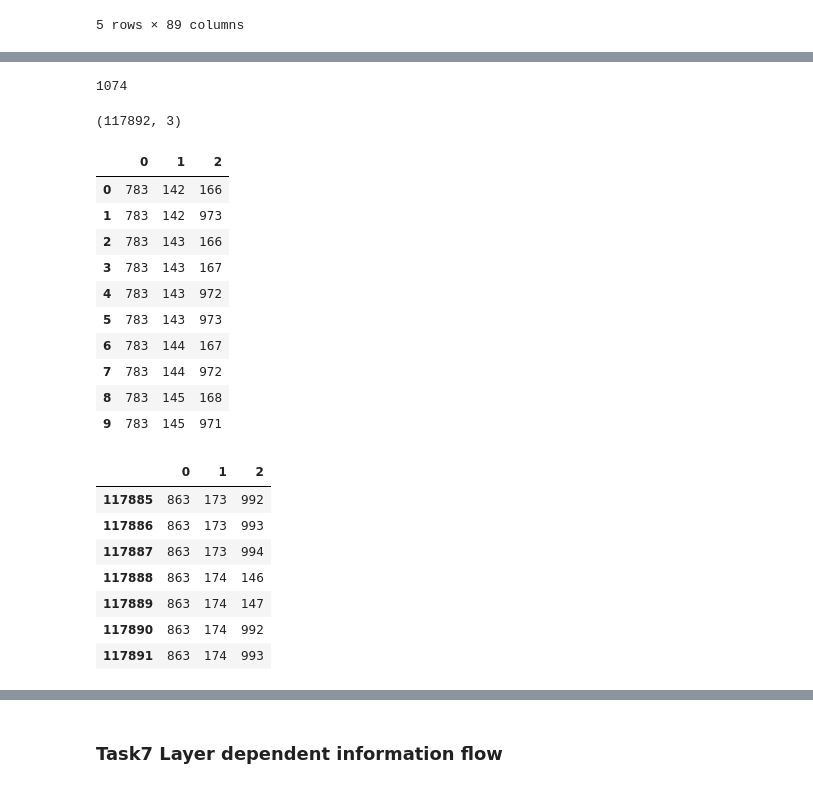
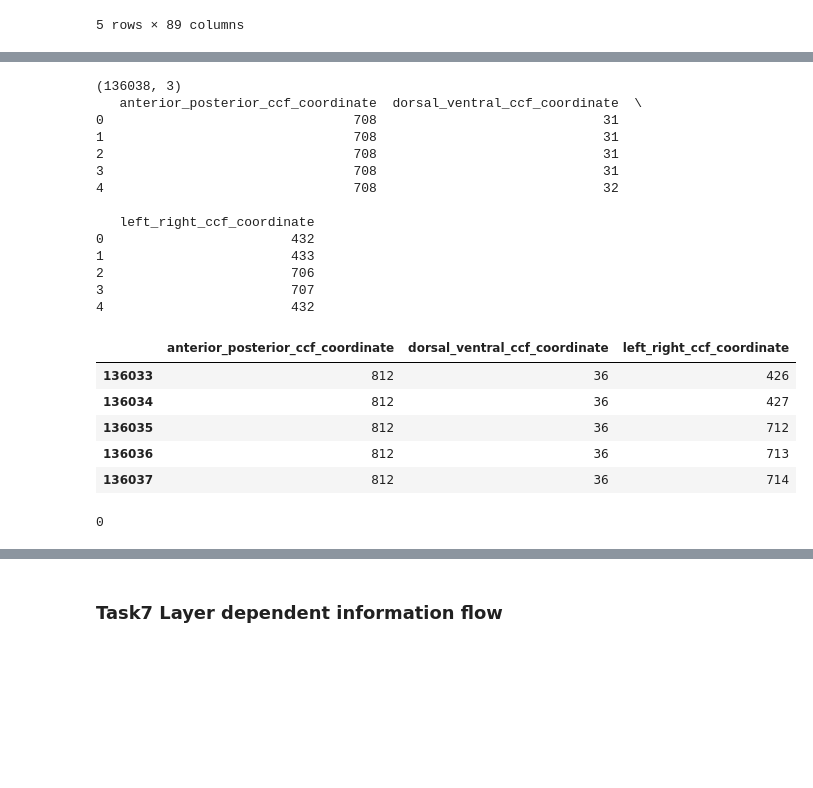
Before and after one commit to Jp-17/Coding_learning, a Jupyter notebook: Project_explore/Information flow across areas/CS_CCA_part5.ipynb, the cells around one changed output, grey strips where cells are left out. Drawn from its saved outputs; the diff is of its cells as text; code cells hidden in the pictures; blank space fills up the shorter version.

```diff
--- a/Project_explore/Information flow across areas/CS_CCA_part5.ipynb
+++ b/Project_explore/Information flow across areas/CS_CCA_part5.ipynb
@@ -186,39 +202,38 @@ units_area_CCF.iloc[20:40]
-# %%
-area = 'VISal1'
-id = tree.get_structures_by_acronym([area])[0]['id']
-print(id)
-ccf = np.array(np.where(rsp.annotation == id)).T
-# %% [output]
-1074
-# %%
-
-print(ccf.shape)
-df = pd.DataFrame(ccf)
-df.iloc[0:10]
-# %% [output]
-(117892, 3)
-|  | 0 | 1 | 2 |
-| 0 | 783 | 142 | 166 |
-| 1 | 783 | 142 | 973 |
-| 2 | 783 | 143 | 166 |
-| 3 | 783 | 143 | 167 |
-| 4 | 783 | 143 | 972 |
-| 5 | 783 | 143 | 973 |
-| 6 | 783 | 144 | 167 |
-| 7 | 783 | 144 | 972 |
-| 8 | 783 | 145 | 168 |
-| 9 | 783 | 145 | 971 |
-# %%
-df.iloc[117885:]
-# %% [output]
-|  | 0 | 1 | 2 |
-| 117885 | 863 | 173 | 992 |
-| 117886 | 863 | 173 | 993 |
-| 117887 | 863 | 173 | 994 |
-| 117888 | 863 | 174 | 146 |
-| 117889 | 863 | 174 | 147 |
-| 117890 | 863 | 174 | 992 |
-| 117891 | 863 | 174 | 993 |
+# %%
+CCF_range = pd.DataFrame(CCF_range_VIS['VISam']['1'])
+print(CCF_range.shape)
+CCF_range.columns = ['anterior_posterior_ccf_coordinate', 'dorsal_ventral_ccf_coordinate', 'left_right_ccf_coordinate']
+print(CCF_range.head())
+CCF_range.tail()
+# %% [output]
+(136038, 3)
+   anterior_posterior_ccf_coordinate  dorsal_ventral_ccf_coordinate  \
+0                                708                             31
+1                                708                             31
+2                                708                             31
+3                                708                             31
+4                                708                             32
+
+   left_right_ccf_coordinate
+0                        432
+1                        433
+2                        706
+3                        707
+4                        432
+|  | anterior_posterior_ccf_coordinate | dorsal_ventral_ccf_coordinate | left_right_ccf_coordinate |
+| 136033 | 812 | 36 | 426 |
+| 136034 | 812 | 36 | 427 |
+| 136035 | 812 | 36 | 712 |
+| 136036 | 812 | 36 | 713 |
+| 136037 | 812 | 36 | 714 |
+# %%
+df_0 = units_area_CCF
+df_0['unit_id'] = df_0.index
+df_1 = pd.merge(CCF_range, df_0)
+id = np.array(df_1['unit_id'])
+id.shape[0]
+# %% [output]
+0
 # %%
 def get_units_area(areas, session):
 
```
Also changed, not shown: parts of 6 cells of this notebook, 10 other files.
